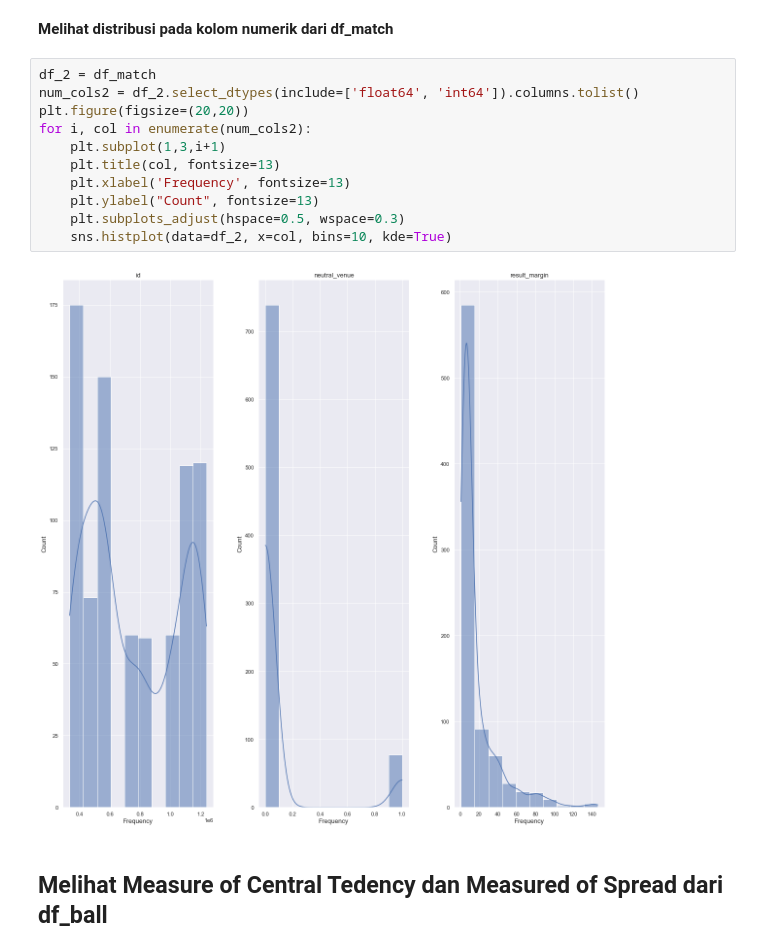
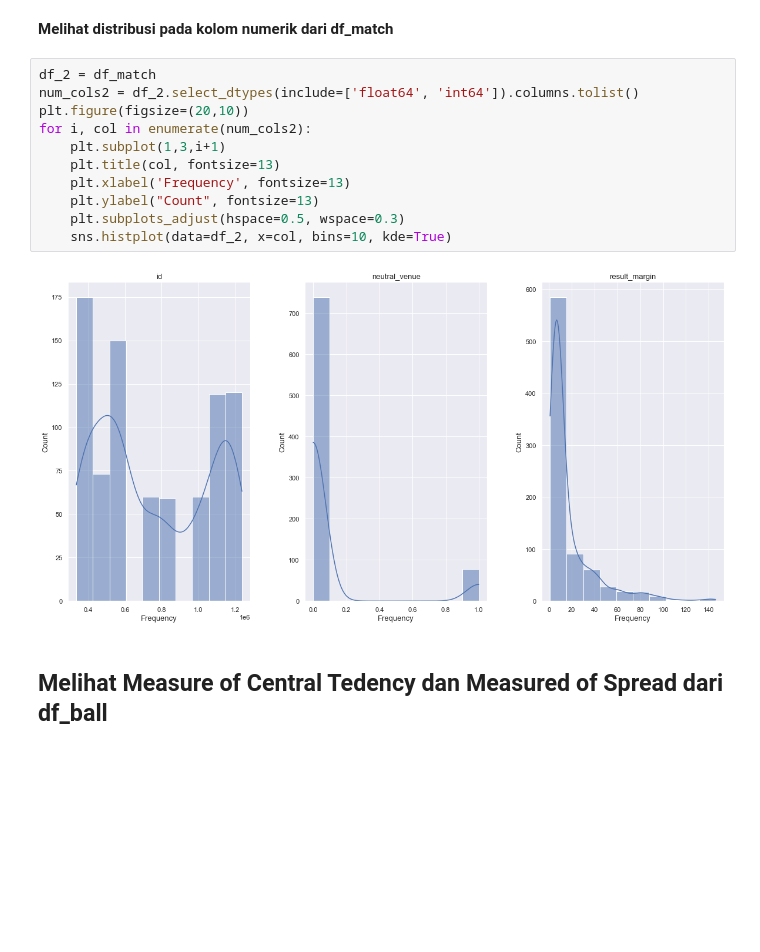
Before and after one commit to ikanurfitriani/IPL_2008-2020_and_2022, a Jupyter notebook: IPL_2008-2020.ipynb, the cells around one changed output. Cells and saved outputs as stored; diff of their text form; blank space fills up the shorter version.

```diff
--- a/IPL_2008-2020.ipynb
+++ b/IPL_2008-2020.ipynb
@@ -437,16 +437,16 @@ for i, col in enumerate(num_cols):
 # %%
 df_2 = df_match
 num_cols2 = df_2.select_dtypes(include=['float64', 'int64']).columns.tolist()
-plt.figure(figsize=(20,20))
+plt.figure(figsize=(20,10))
 for i, col in enumerate(num_cols2):
     plt.subplot(1,3,i+1)
     plt.title(col, fontsize=13)
     plt.xlabel('Frequency', fontsize=13)
     plt.ylabel("Count", fontsize=13)
     plt.subplots_adjust(hspace=0.5, wspace=0.3)
     sns.histplot(data=df_2, x=col, bins=10, kde=True)
 # %% [output]
-[figure, old version]
+[figure, new version]
 # %% [markdown]
 ## Melihat Measure of Central Tedency dan Measured of Spread dari df_ball
 # %%
```
Also changed, not shown: parts of 10 cells of this notebook.
